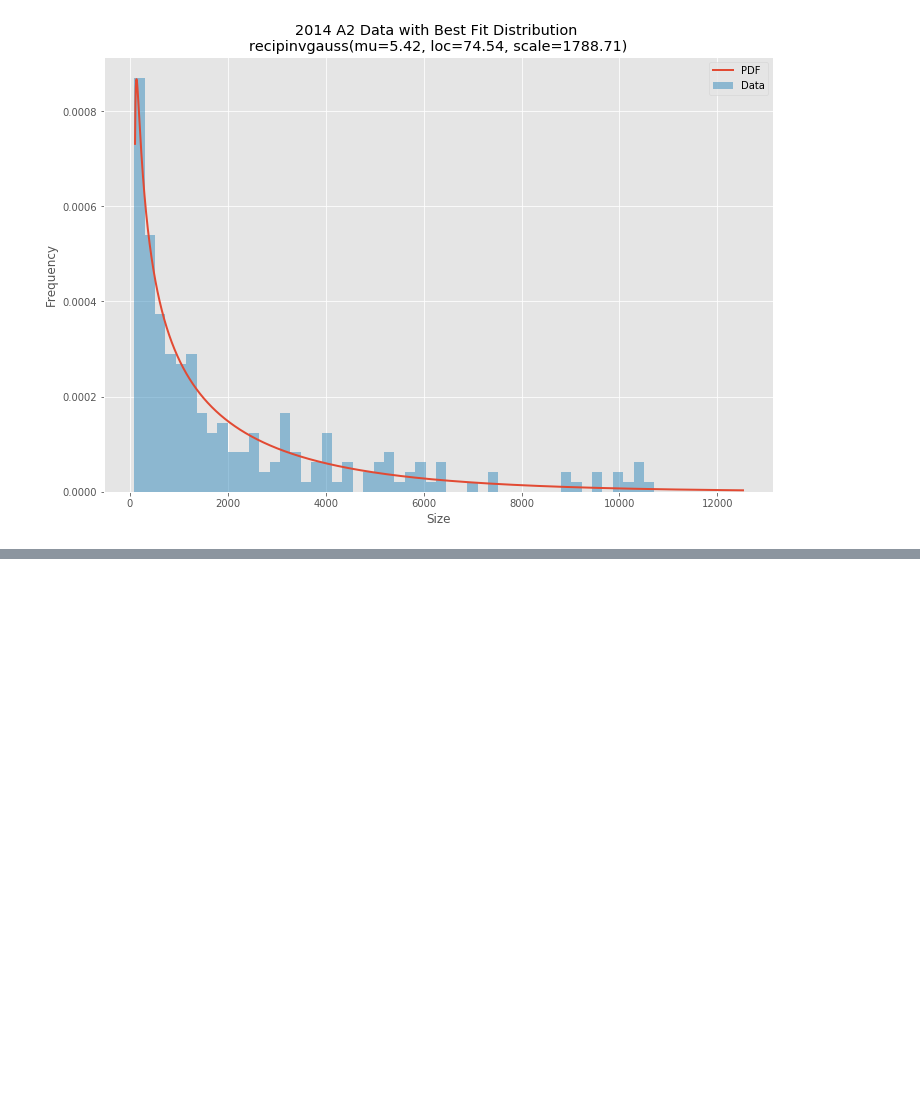
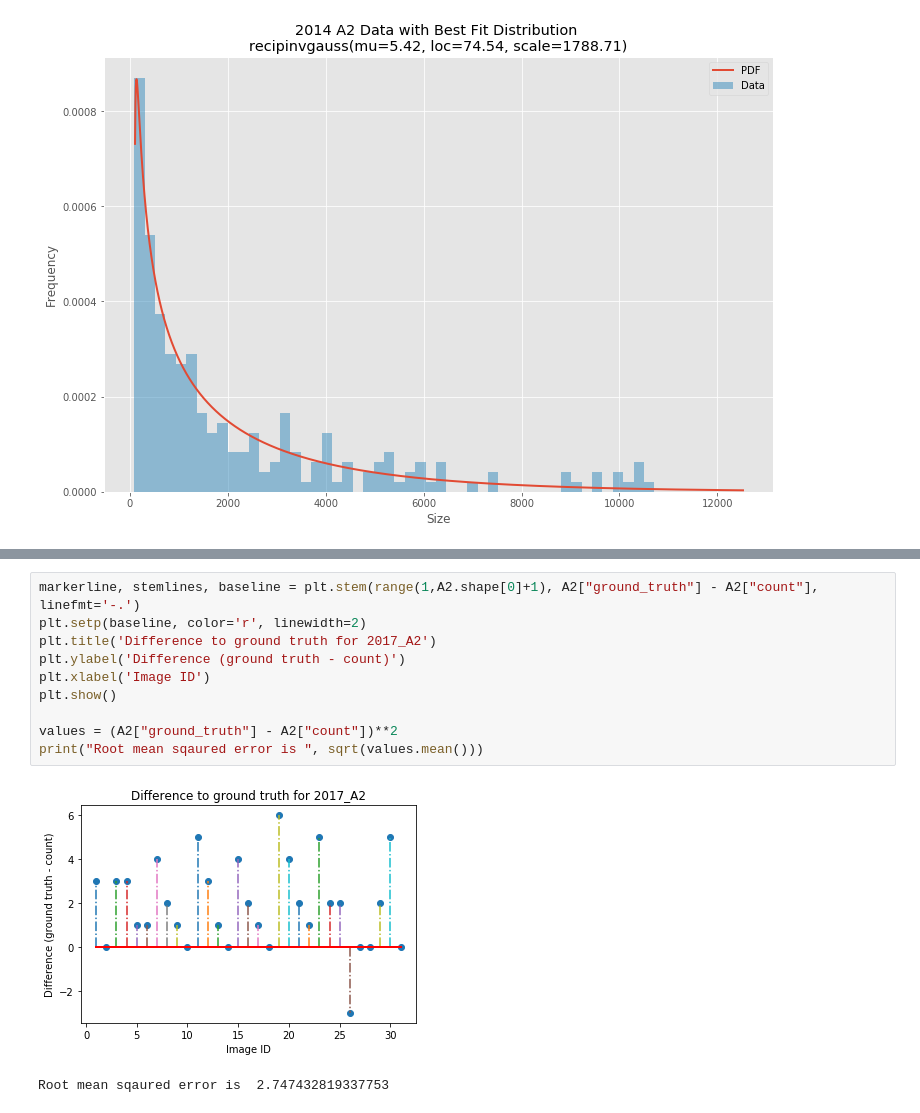
Before and after one commit to Regina-v/plant-image-analysis, a Jupyter notebook: Task04/ProgrammingProject3Task4.ipynb, the cells around one changed output, grey strips where cells are left out. Drawn from its saved outputs; the diff is of its cells as text; blank space fills up the shorter version.

```diff
--- a/Task04/ProgrammingProject3Task4.ipynb
+++ b/Task04/ProgrammingProject3Task4.ipynb
@@ -340,0 +381,13 @@ Text(0, 0.5, 'Frequency')
+# %%
+markerline, stemlines, baseline = plt.stem(range(1,A2.shape[0]+1), A2["ground_truth"] - A2["count"], linefmt='-.')
+plt.setp(baseline, color='r', linewidth=2)
+plt.title('Difference to ground truth for 2017_A2')
+plt.ylabel('Difference (ground truth - count)')
+plt.xlabel('Image ID')
+plt.show()
+
+values = (A2["ground_truth"] - A2["count"])**2
+print("Root mean sqaured error is ", sqrt(values.mean()))
+# %% [output]
+[figure, added]
+Root mean sqaured error is  2.747432819337753
```
Also changed, not shown: parts of 9 cells of this notebook, 2 other files.
